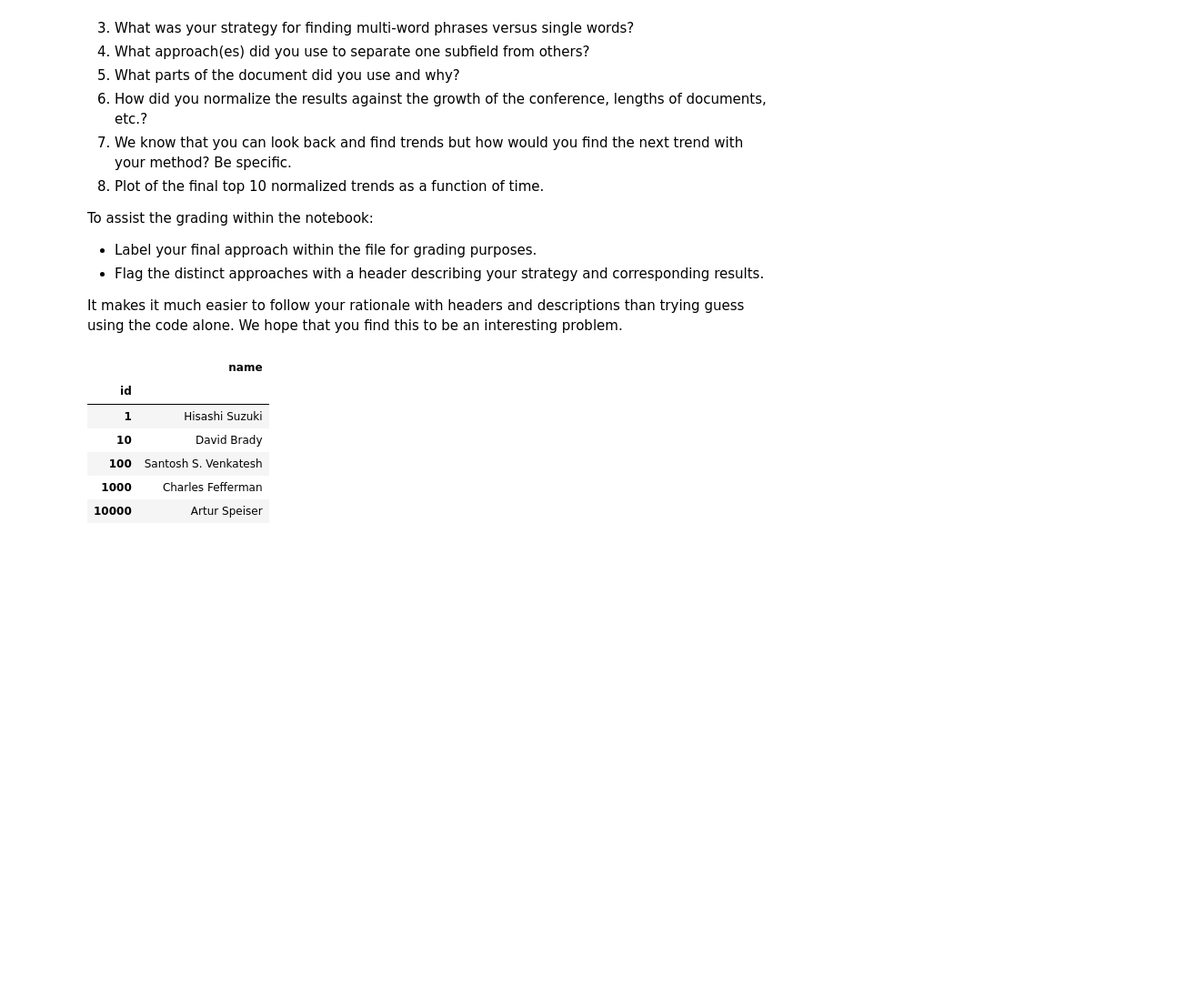
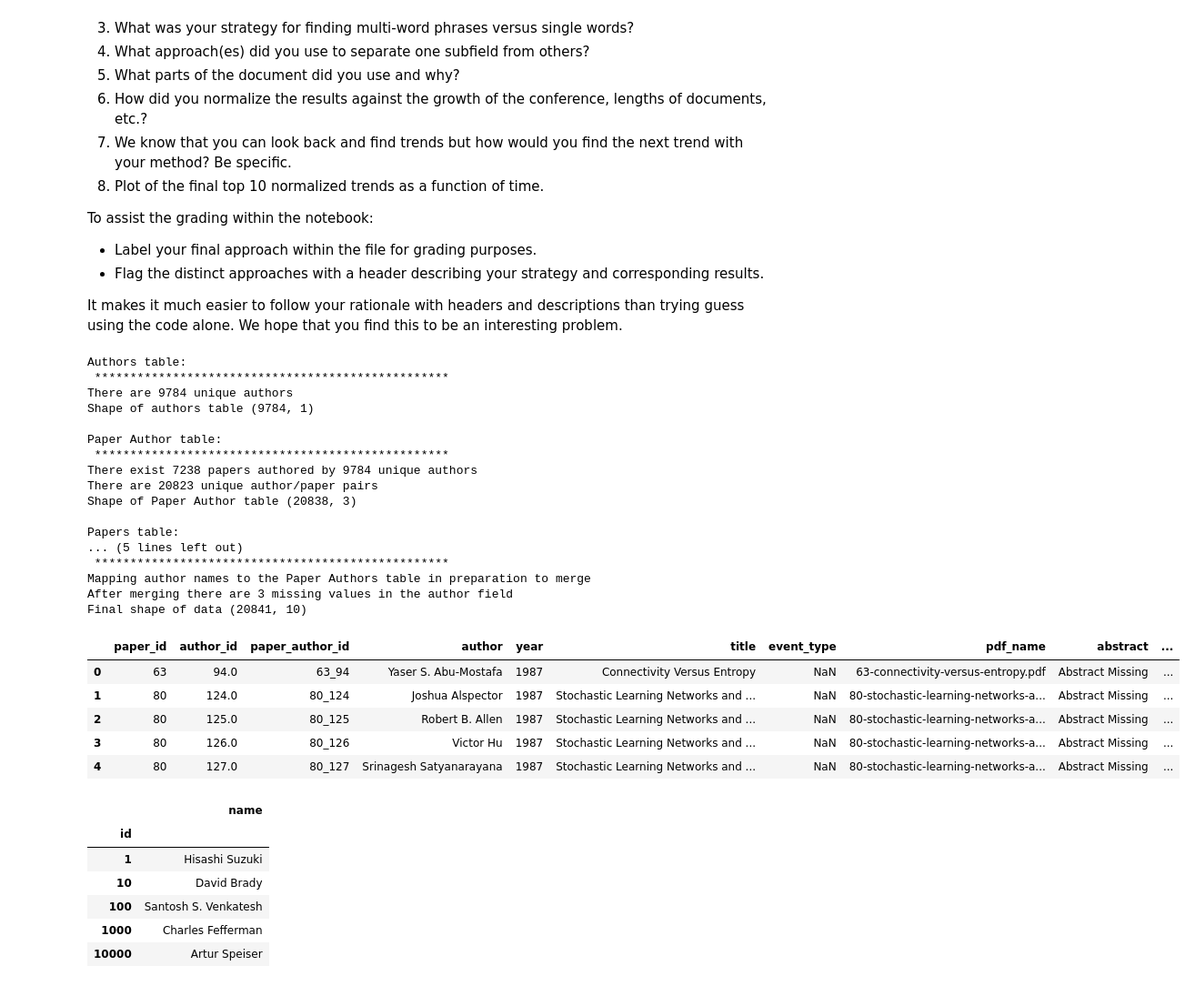
Before and after one commit to paulmattheww/Harvard-CS82-Advanced-ML, a Jupyter notebook: Assignments/HW2/HW2 Group Assignment.ipynb, the cells around one changed output. Shown at 91% size. Cells and saved outputs as stored; diff of their text form; code cells hidden in the pictures; blank space fills up the shorter version.

```diff
--- a/Assignments/HW2/HW2 Group Assignment.ipynb
+++ b/Assignments/HW2/HW2 Group Assignment.ipynb
@@ -49,6 +49,83 @@ from time import time
 import spacy
 from tld import get_tld
 from sklearn.base import TransformerMixin
+# %%
+# read in authors table
+authors = pd.read_csv('data/authors.csv')
+authors.set_index('id', drop=True, inplace=True)
+authors.index.name = 'author_id'
+
+# print details of authors table
+print('Authors table:\n', '*'*50)
+print('There are %i unique authors' %authors.index.nunique())
+print('Shape of authors table %s \n' %str(authors.shape))
+# print(authors.head(), '\n\n')
+
+# read in paper authors map
+paper_authors = pd.read_csv('data/paper_authors.csv')
+paper_authors.set_index('id', inplace=True, drop=True)
+
+# print details about paper authors map
+print('Paper Author table:\n', '*'*50)
+print('There exist %i papers authored by %i unique authors'
+     %(paper_authors.paper_id.nunique(), paper_authors.author_id.nunique()))
+paper_authors['paper_author_id'] = paper_authors['paper_id'].astype(str) + '_' + paper_authors['author_id'].astype(str)
+print('There are %i unique author/paper pairs' %paper_authors['paper_author_id'].nunique())
+print('Shape of Paper Author table %s\n' %str(paper_authors.shape))
+# print(paper_authors.head(), '\n\n')
+
+# read in papers
+papers = pd.read_csv('data/papers.csv')
+papers.set_index('id', inplace=True)
+papers.index.name = 'paper_id'
+
+# print details about papers table
+print('Papers table:\n', '*'*50)
+print('There exist %i papers with %i unique titles'
+     %(papers.index.nunique(), papers.title.nunique()))
+print('Shape of Papers table %s\n' %str(papers.shape))
+# print(papers.head(), '\n\n')
+
+# map author names
+print('Combining data to one structure\n', '*'*50)
+print('Mapping author names to the Paper Authors table in preparation to merge')
+author_map = dict(zip(authors.index.values, authors.name.values))
+paper_authors['author'] = paper_authors['author_id'].map(author_map)
+
+# outer join of papers/authors
+papers.reset_index(inplace=True, drop=False)
+df = paper_authors.merge(papers, on='paper_id', how='outer')
+
+# print outputs
+print('After merging there are %i missing values in the author field' %df.author.isnull().sum())
+df.loc[df.author.isnull(), 'author'] = 'UNKNOWN'
+print('Final shape of data %s\n\n' %str(df.shape))
+
+df.head()
+# %% [output]
+Authors table:
+ **************************************************
+There are 9784 unique authors
+Shape of authors table (9784, 1)
+
+Paper Author table:
+ **************************************************
+There exist 7238 papers authored by 9784 unique authors
+There are 20823 unique author/paper pairs
+Shape of Paper Author table (20838, 3)
+
+Papers table:
+... (5 lines left out)
+ **************************************************
+Mapping author names to the Paper Authors table in preparation to merge
+After merging there are 3 missing values in the author field
+Final shape of data (20841, 10)
+|  | paper_id | author_id | paper_author_id | author | year | title | event_type | pdf_name | abstract | ... |
+| 0 | 63 | 94.0 | 63_94 | Yaser S. Abu-Mostafa | 1987 | Connectivity Versus Entropy | NaN | 63-connectivity-versus-entropy.pdf | Abstract Missing | ... |
+| 1 | 80 | 124.0 | 80_124 | Joshua Alspector | 1987 | Stochastic Learning Networks and ... | NaN | 80-stochastic-learning-networks-a... | Abstract Missing | ... |
+| 2 | 80 | 125.0 | 80_125 | Robert B. Allen | 1987 | Stochastic Learning Networks and ... | NaN | 80-stochastic-learning-networks-a... | Abstract Missing | ... |
+| 3 | 80 | 126.0 | 80_126 | Victor Hu | 1987 | Stochastic Learning Networks and ... | NaN | 80-stochastic-learning-networks-a... | Abstract Missing | ... |
+| 4 | 80 | 127.0 | 80_127 | Srinagesh Satyanarayana | 1987 | Stochastic Learning Networks and ... | NaN | 80-stochastic-learning-networks-a... | Abstract Missing | ... |
 # %%
 authors = pd.read_csv('data/authors.csv')
 authors.set_index('id', drop=True, inplace=True)
```
